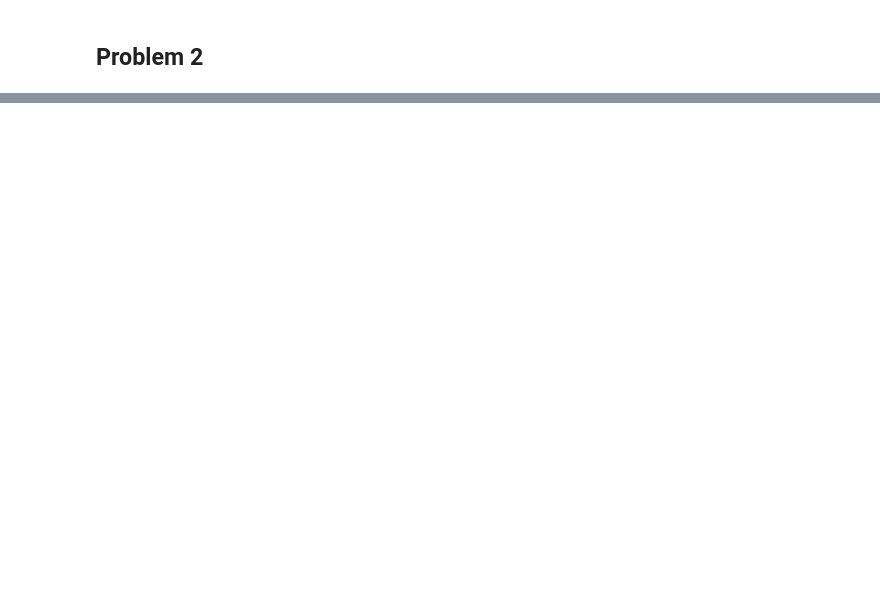
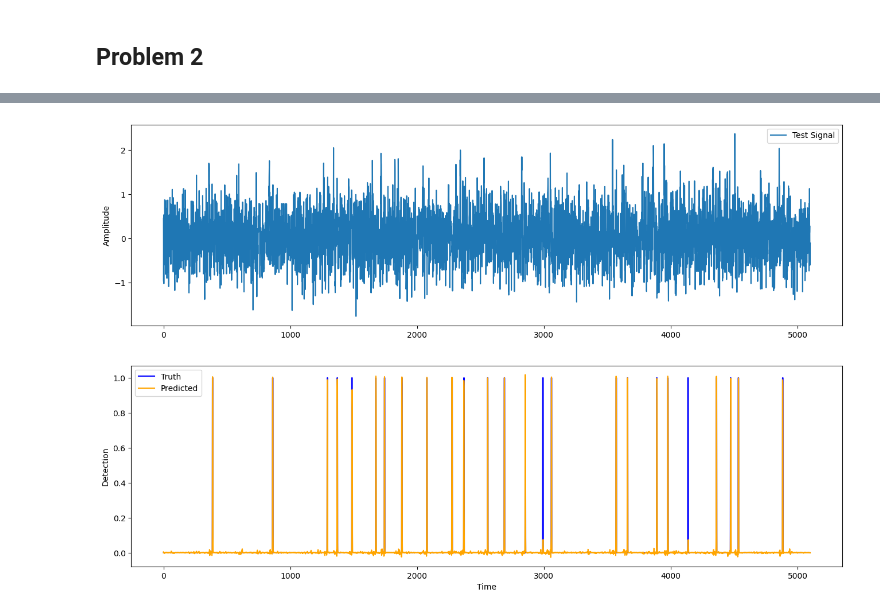
Before and after one commit to KasperMollerHansen/DeepLearning, a Jupyter notebook: kasper/Assignments/kasper_moller_au664287_2.ipynb, the cells around one changed output, grey strips where cells are left out. Cells and saved outputs as stored; diff of their text form; code cells hidden in the pictures; blank space fills up the shorter version.

```diff
--- a/kasper/Assignments/kasper_moller_au664287_2.ipynb
+++ b/kasper/Assignments/kasper_moller_au664287_2.ipynb
@@ -260,0 +360,17 @@ Text(0, 0.5, 'y')
+# %%
+# Plot Results
+plt.figure(figsize=(16, 10))
+plt.subplot(2, 1, 1)
+plt.plot(testX.squeeze().numpy(), label='Test Signal')
+plt.ylabel('Amplitude')
+plt.legend()
+
+plt.subplot(2, 1, 2)
+plt.plot(testy.squeeze().numpy(), label='Truth', color='blue')
+plt.plot(predictions, label='Predicted', color='orange', linestyle='-')
+plt.xlabel('Time')
+plt.ylabel('Detection')
+plt.legend()
+plt.show()
+# %% [output]
+[figure, added]
```
Also changed, not shown: parts of 16 cells of this notebook.
